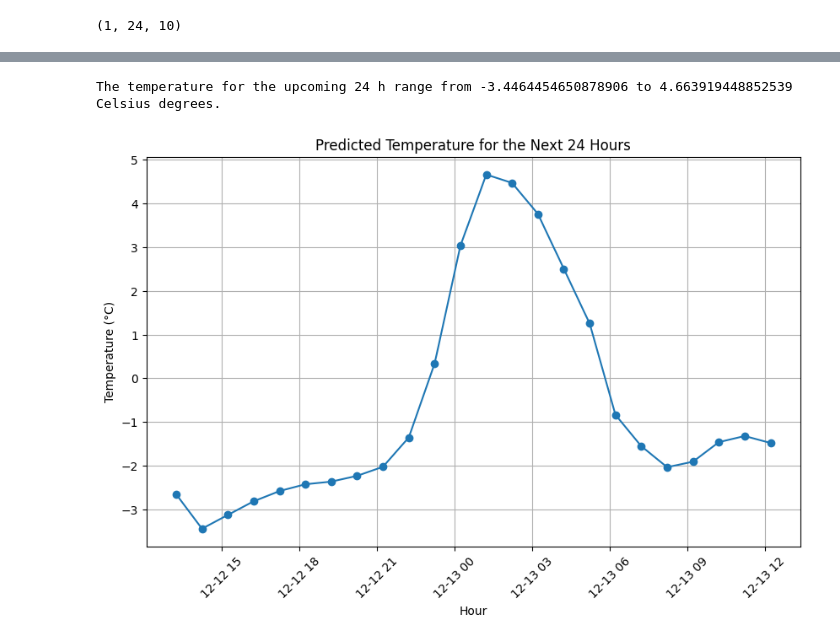
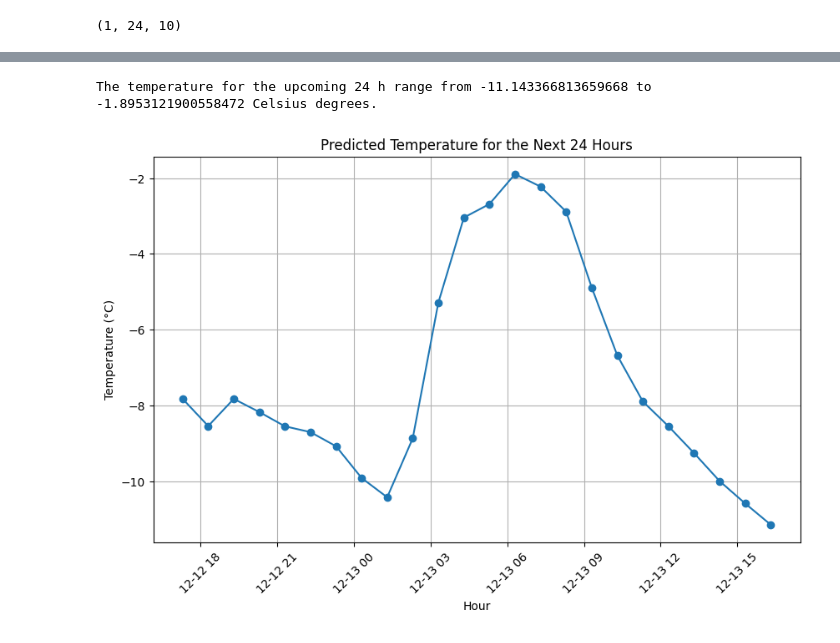
Before and after one commit to MadMax1995bb/powder_alert2.0, a Jupyter notebook: notebooks/notebook_model_DL_temperature.ipynb, the cells around one changed output, grey strips where cells are left out. Drawn from its saved outputs; the diff is of its cells as text; code cells hidden in the pictures.

Commit message:
tem_model ready for deployment

```diff
--- a/notebooks/notebook_model_DL_temperature.ipynb
+++ b/notebooks/notebook_model_DL_temperature.ipynb
@@ -91,7 +91,7 @@ df.plot(y='temperature_2m');
 # %% [output]
 [figure]
 # %%
-df = df[df['date'] < '2024-12-08 00:00:00']
+df = df[df['date'] < '2014-01-01 00:00:00']
 df = df.drop_duplicates()
 df = df.dropna()
 # %% [markdown]
@@ -660,0 +666,8 @@ KeyboardInterrupt:
+# %%
+current_dir = os.getcwd()
+relative_path = os.path.dirname(current_dir)
+models_folder = os.path.join(relative_path, "models")
+models_folder
+
+save_as_keras = os.path.join(models_folder, 'my_model.keras')
+save_as_h5 = os.path.join(models_folder, 'my_model.h5')
@@ -661,2 +679,5 @@ KeyboardInterrupt:
+# %%
+loaded_model_keras = tf.keras.models.load_model(save_as_keras)
+# loaded_model_h5 = tf.keras.models.load_model(save_as_h5)
 # %% [markdown]
 # 6. Prediction
@@ -670,7 +687,7 @@ last_input.shape
 # %% [output]
 (1, 24, 10)
 # %%
-best_model = model # needs to be changed to load the best/ current model
+best_model = loaded_model_keras # needs to be changed to load the best/ current model --> best_model
 # %%
 predictions = best_model.predict(last_input)
 # %% [output]
@@ -679,19 +696,19 @@ predictions = best_model.predict(last_input)
 predicted_temperatures = predictions[0]
 print(f'The temperature for the upcoming 24 h range from {predicted_temperatures.min()} to {predicted_temperatures.max()} Celsius degrees.')
 # %% [output]
-The temperature for the upcoming 24 h range from -3.4464454650878906 to 4.663919448852539 Celsius degrees.
+The temperature for the upcoming 24 h range from -11.143366813659668 to -1.8953121900558472 Celsius degrees.
 # %%
 predicted_df = pd.DataFrame(predicted_temperatures, columns=["Predicted Temperature"])
-predicted_df["Hour"] = pd.date_range(start=pd.to_datetime('now'), periods=24, freq='H')
+predicted_df["Hour"] = pd.date_range(start=pd.to_datetime('now'), periods=24, freq='h')
 
 # Plot the predicted temperatures
 plt.figure(figsize=(10,6))
 plt.plot(predicted_df["Hour"], predicted_df["Predicted Temperature"], marker='o')
 plt.title("Predicted Temperature for the Next 24 Hours")
 plt.xlabel("Hour")
 plt.ylabel("Temperature (°C)")
 plt.grid(True)
 plt.xticks(rotation=45)
 plt.show();
 # %% [output]
-[figure, old version]
+[figure, new version]
```
Also changed, not shown: parts of 17 cells of this notebook, 1 other file.
